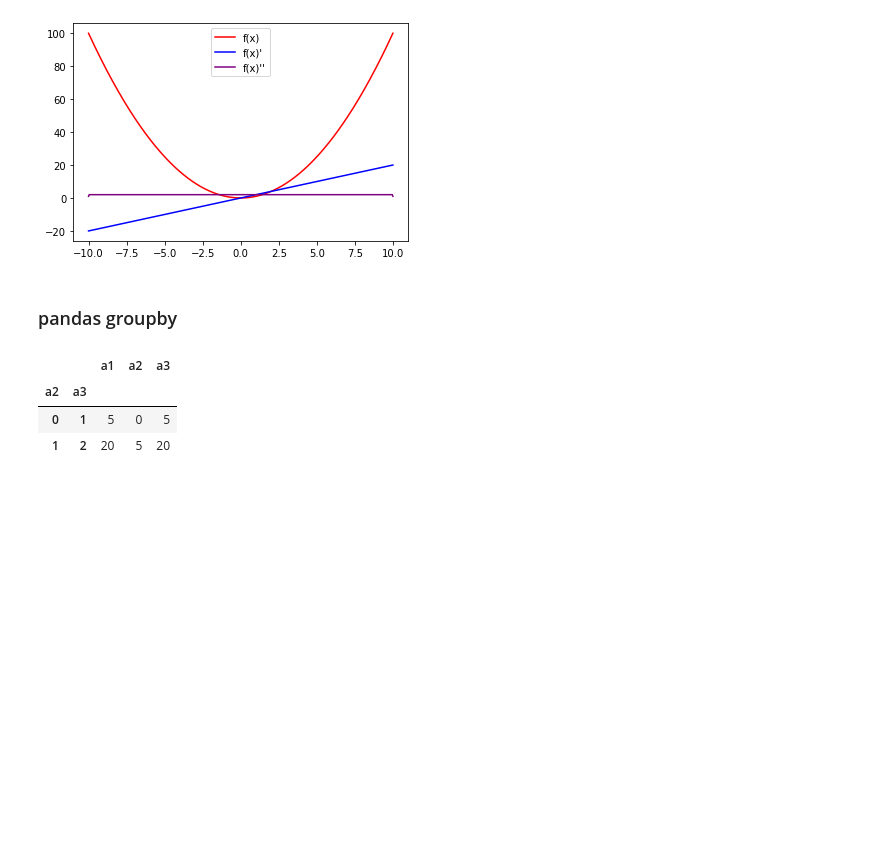
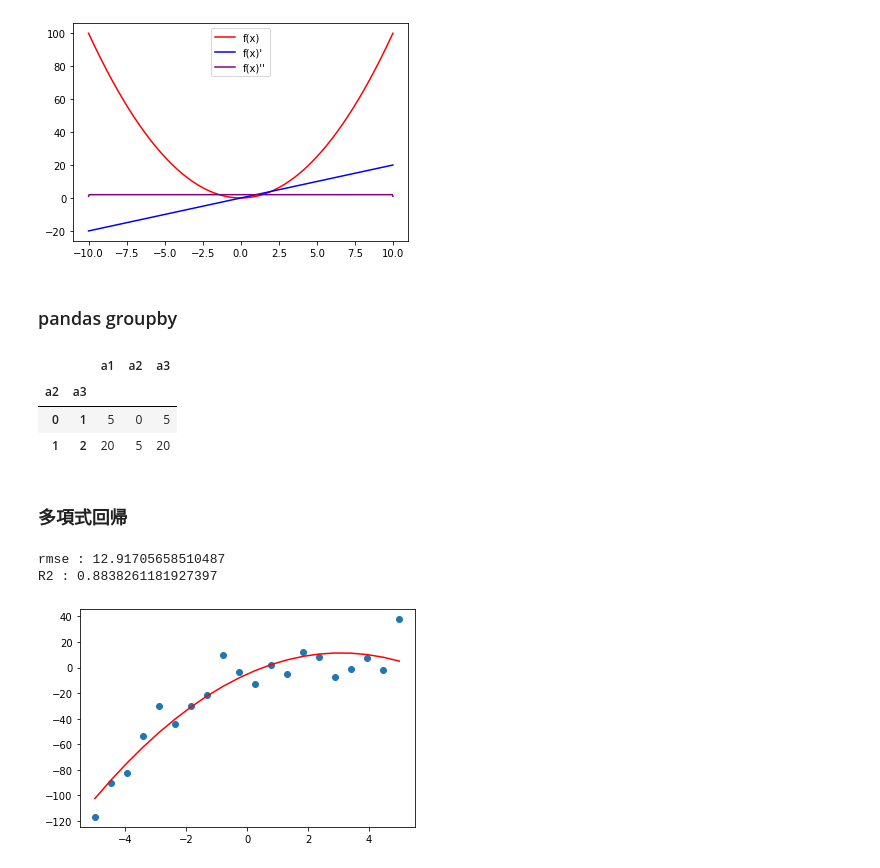
Before and after one commit to hmHam/ope_with_conT, a Jupyter notebook: test.ipynb, the cells around one changed output. Drawn from its saved outputs; the diff is of its cells as text; code cells hidden in the pictures; blank space fills up the shorter version.

```diff
--- a/test.ipynb
+++ b/test.ipynb
@@ -39,3 +39,42 @@ df_test.groupby(['a2', 'a3']).apply(lambda x: (x**2).sum())
 | a2 | a3 |  |  |  |
 | 0 | 1 | 5 | 0 | 5 |
 | 1 | 2 | 20 | 5 | 20 |
+# %% [markdown]
+### 多項式回帰
+# %%
+import numpy as np
+from matplotlib import pyplot as plt
+from sklearn.metrics import mean_squared_error, r2_score
+from sklearn.preprocessing import PolynomialFeatures
+from sklearn.linear_model import LinearRegression
+
+x = np.linspace(-5, 5, 20)
+y = 2 * x - 2 * (x ** 2) + 0.5 * (x ** 3) + np.random.normal(loc=0, scale=10, size=len(x))
+
+# [a,b,c,..] to [[a], [b], [c]]
+x = x[:, np.newaxis]
+y = y[:, np.newaxis]
+
+# 2次元の特徴量に変換
+polynomial_features= PolynomialFeatures(degree=2)
+x_poly = polynomial_features.fit_transform(x)
+
+# y = b0 + b1x + b2x^2 の b0～b2 を算出
+model = LinearRegression()
+model.fit(x_poly, y)
+y_pred = model.predict(x_poly)
+
+# 評価
+rmse = np.sqrt(mean_squared_error(y, y_pred))
+r2 = r2_score(y, y_pred)
+print(f'rmse : {rmse}')
+print(f'R2 : {r2}')
+
+# 可視化
+plt.scatter(x, y)
+plt.plot(x, y_pred, color='r')
+plt.show()
+# %% [output]
+rmse : 12.91705658510487
+R2 : 0.8838261181927397
+[figure, added]
```
Also changed, not shown: parts of 2 cells of this notebook, 11 other files.
